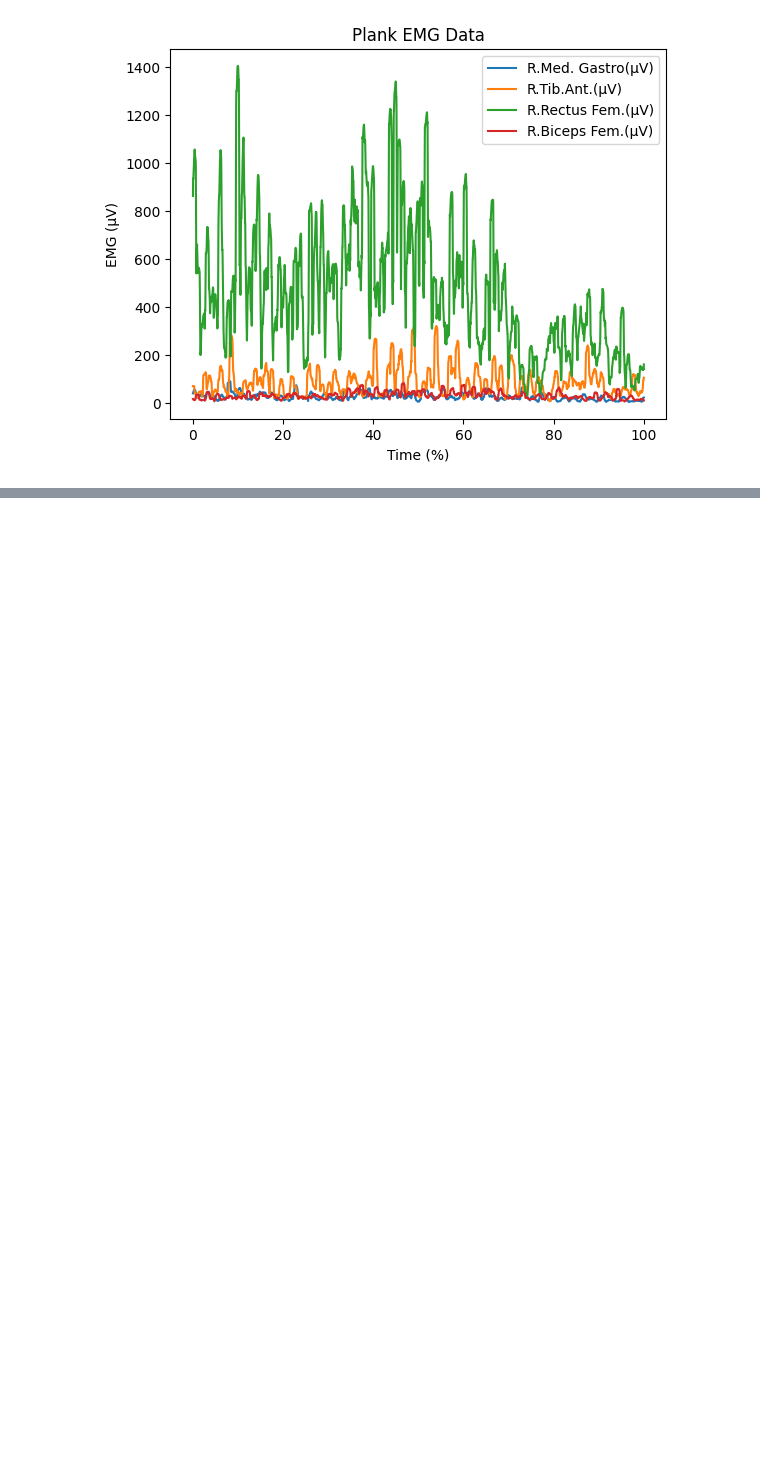
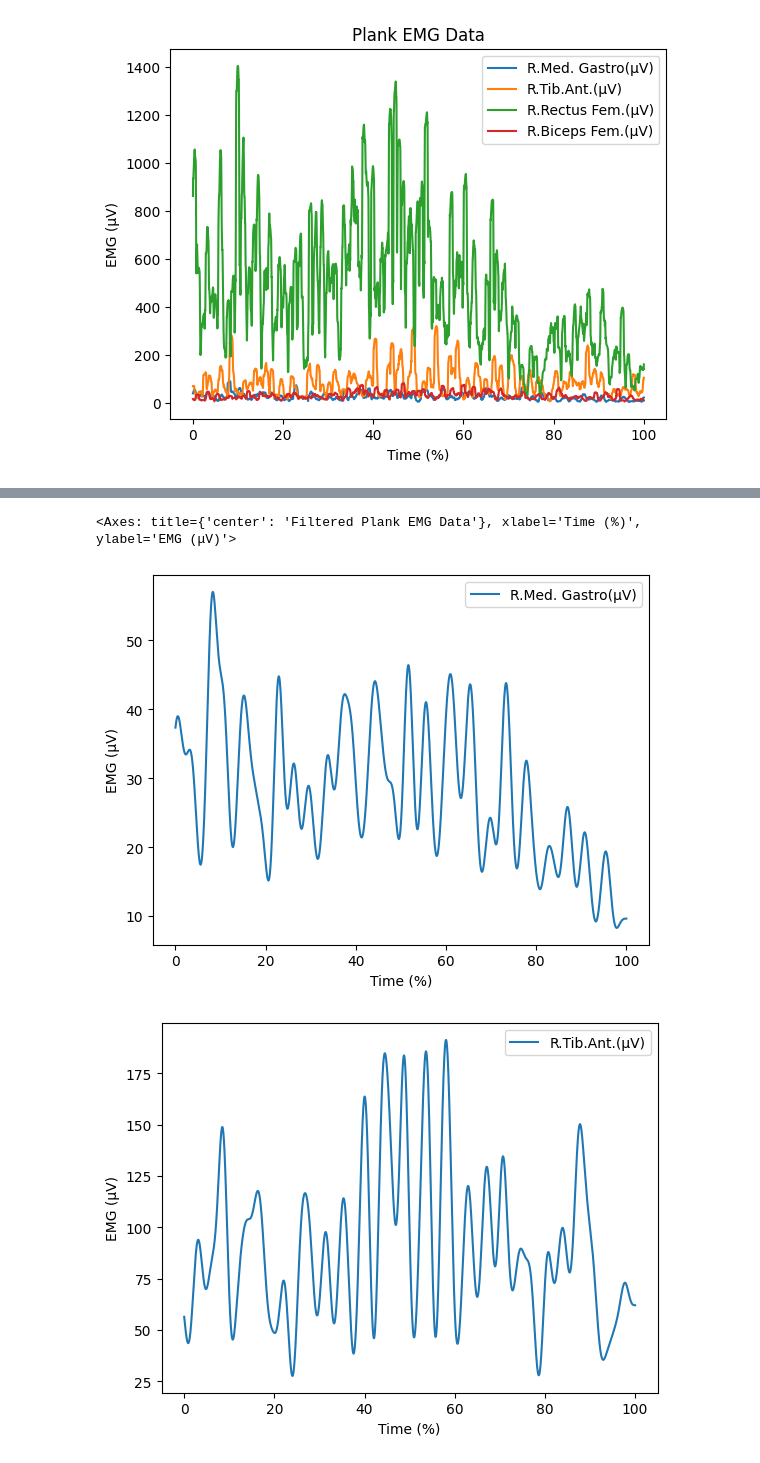
Before and after one commit to magictoene/Biomechanics, a Jupyter notebook: processEMG.ipynb, the cells around one changed output, grey strips where cells are left out. Drawn from its saved outputs; the diff is of its cells as text; code cells hidden in the pictures; blank space fills up the shorter version.

```diff
--- a/processEMG.ipynb
+++ b/processEMG.ipynb
@@ -69,0 +105,12 @@ df_plank.plot(x='Time(%)', y=columns[1:5], xlabel='Time (%)', ylabel='EMG (μV)'
+# %%
+# plot filtered data for plank
+df_plank.plot(x='Time(%)', y=columns[1], xlabel='Time (%)', ylabel='EMG (μV)')
+df_plank.plot(x='Time(%)', y=columns[2], xlabel='Time (%)', ylabel='EMG (μV)')
+df_plank.plot(x='Time(%)', y=columns[3], xlabel='Time (%)', ylabel='EMG (μV)')
+df_plank.plot(x='Time(%)', y=columns[4], xlabel='Time (%)', ylabel='EMG (μV)')
+# plot all muscles in one plot for plank
+df_plank.plot(x='Time(%)', y=columns[1:5], xlabel='Time (%)', ylabel='EMG (μV)', title='Filtered Plank EMG Data')
+# %% [output]
+<Axes: title={'center': 'Filtered Plank EMG Data'}, xlabel='Time (%)', ylabel='EMG (μV)'>
+[figure, added]
+[figure, added]
```
Also changed, not shown: parts of 3 cells of this notebook, 1 other file.
